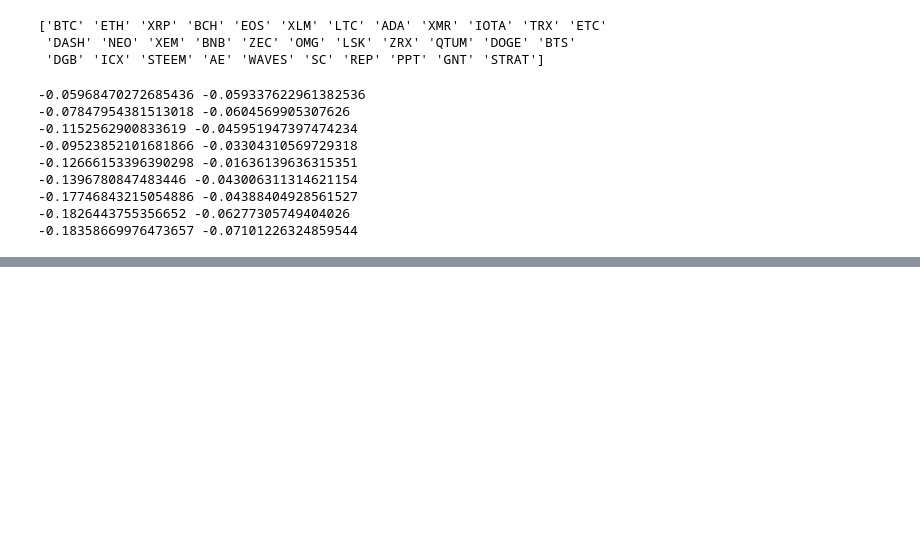
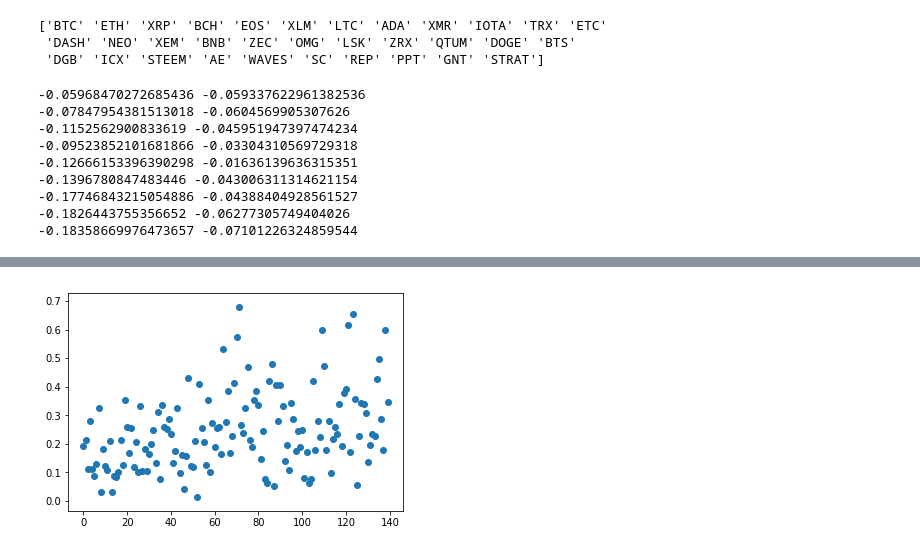
Before and after one commit to etaleinc/coinAPI-data, a Jupyter notebook: ipynotebooks/regression.ipynb, the cells around one changed output, grey strips where cells are left out. Drawn from its saved outputs; the diff is of its cells as text; code cells hidden in the pictures; blank space fills up the shorter version.

```diff
--- a/ipynotebooks/regression.ipynb
+++ b/ipynotebooks/regression.ipynb
@@ -250,3 +250,15 @@ for i in range(1,10):
 -0.17746843215054886 -0.04388404928561527
 -0.1826443755356652 -0.06277305749404026
 -0.18358669976473657 -0.07101226324859544
+# %%
+day=1522540800
+r2=[]
+beta=[]
+inter=[]
+for t in range(140):
+    wls=fit_model(day+86400*t)[3]
+    print(wls.params)
+    print(wls.summary())
+
+    r2.append(wls.rsquared)
+    beta.append(wls.params)
@@ -253,3 +296,8 @@ for i in range(1,10):
+# %%
+plt.scatter(range(140), r2)
+plt.savefig('r2_scatter.png')
+# %% [output]
+[figure, added]
 # %%
 ####Junk essentially####
 
```
Also changed, not shown: parts of 2 cells of this notebook, 4 other files.
